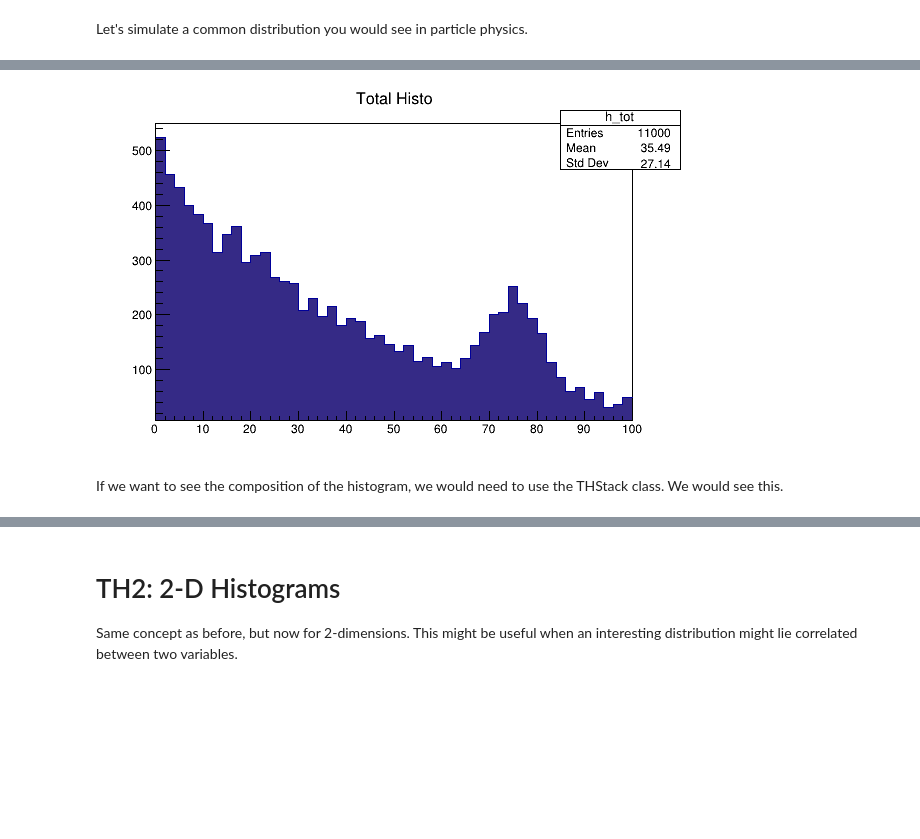
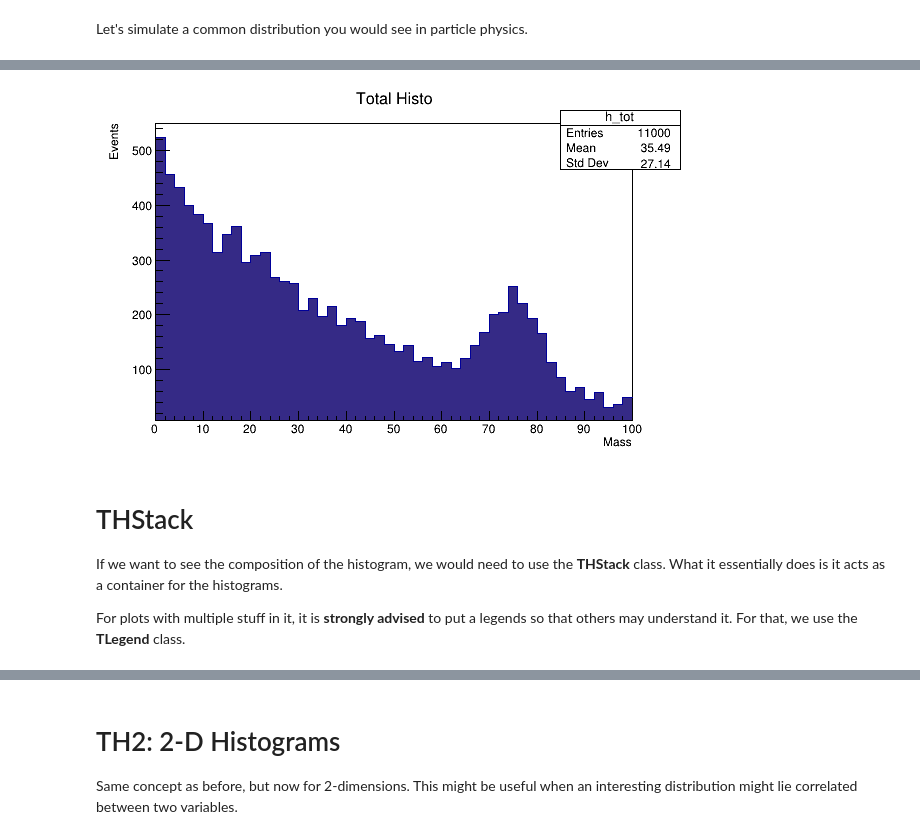
Before and after one commit to afyqazraei/MalayaHEPTutorials, a Jupyter notebook: IntroToROOT/IntroToROOT.ipynb, the cells around one changed output, grey strips where cells are left out. Saved outputs shown, nothing was run; the diff lists cells and outputs as text; code cells hidden in the pictures; blank space fills up the shorter version.

```diff
--- a/IntroToROOT/IntroToROOT.ipynb
+++ b/IntroToROOT/IntroToROOT.ipynb
@@ -168,9 +180,9 @@ canv.Draw()
 # %% [markdown]
 Let's simulate a common distribution you would see in particle physics.
 # %%
-h_sig = ROOT.TH1F("h_sig", "Signal Histo",     50, 0, 100)
-h_bkg = ROOT.TH1F("h_bkg", "Background Histo", 50, 0, 100)
-h_tot = ROOT.TH1F("h_tot", "Total Histo",      50, 0, 100)
+h_sig = ROOT.TH1F("h_sig", "Signal Histo;Mass;Events",     50, 0, 100)
+h_bkg = ROOT.TH1F("h_bkg", "Background Histo;Mass;Events", 50, 0, 100)
+h_tot = ROOT.TH1F("h_tot", "Total Histo;Mass;Events",      50, 0, 100)
 
 # measurement simulation
 rnd_gen = ROOT.TRandom3()
@@ -189,6 +204,10 @@ canv.Draw()
-[figure, old version]
+[figure, new version]
-# %% [markdown]
-If we want to see the composition of the histogram, we would need to use the THStack class. We would see this.
+# %% [markdown]
+# THStack
+
+If we want to see the composition of the histogram, we would need to use the **THStack** class. What it essentially does is it acts as a container for the histograms.
+
+For plots with multiple stuff in it, it is **strongly advised** to put a legends so that others may understand it. For that, we use the **TLegend** class.
 # %%
 h_sig.SetFillColor(ROOT.kBlue)
 h_bkg.SetFillColor(ROOT.kGreen)
```
Also changed, not shown: parts of 20 cells of this notebook.
